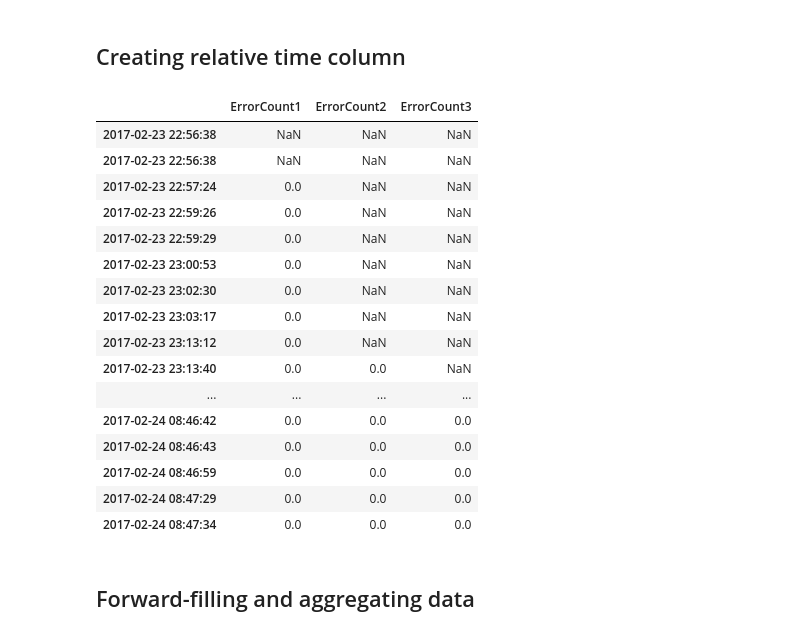
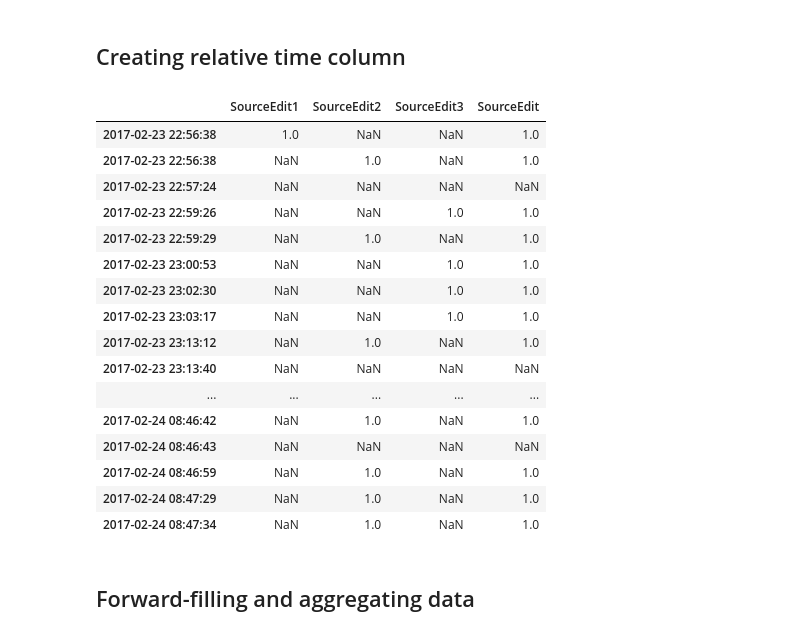
Before and after one commit to hermanmk/jexercise-data-analysis, a Jupyter notebook: Working with data.ipynb, the cells around one changed output. Saved outputs shown, nothing was run; the diff lists cells and outputs as text; code cells hidden in the pictures.

Commit message:
Created total 'SourceEdit', 'JunitTest' and 'Launch' columns to keep track of whenever any file is edited, tested or launched

```diff
--- a/Working with data.ipynb
+++ b/Working with data.ipynb
@@ -53,25 +54,25 @@ def create_relative_time_column(df):
 # %%
 df = create_relative_time_column(df)
 # %%
-df.filter(regex='ErrorCount')
+df.filter(regex='SourceEdit')
 # %% [output]
-|  | ErrorCount1 | ErrorCount2 | ErrorCount3 |
-| 2017-02-23 22:56:38 | NaN | NaN | NaN |
-| 2017-02-23 22:56:38 | NaN | NaN | NaN |
-| 2017-02-23 22:57:24 | 0.0 | NaN | NaN |
-| 2017-02-23 22:59:26 | 0.0 | NaN | NaN |
-| 2017-02-23 22:59:29 | 0.0 | NaN | NaN |
-| 2017-02-23 23:00:53 | 0.0 | NaN | NaN |
-| 2017-02-23 23:02:30 | 0.0 | NaN | NaN |
-| 2017-02-23 23:03:17 | 0.0 | NaN | NaN |
-| 2017-02-23 23:13:12 | 0.0 | NaN | NaN |
-| 2017-02-23 23:13:40 | 0.0 | 0.0 | NaN |
-| ... | ... | ... | ... |
-| 2017-02-24 08:46:42 | 0.0 | 0.0 | 0.0 |
-| 2017-02-24 08:46:43 | 0.0 | 0.0 | 0.0 |
-| 2017-02-24 08:46:59 | 0.0 | 0.0 | 0.0 |
-| 2017-02-24 08:47:29 | 0.0 | 0.0 | 0.0 |
-| 2017-02-24 08:47:34 | 0.0 | 0.0 | 0.0 |
+|  | SourceEdit1 | SourceEdit2 | SourceEdit3 | SourceEdit |
+| 2017-02-23 22:56:38 | 1.0 | NaN | NaN | 1.0 |
+| 2017-02-23 22:56:38 | NaN | 1.0 | NaN | 1.0 |
+| 2017-02-23 22:57:24 | NaN | NaN | NaN | NaN |
+| 2017-02-23 22:59:26 | NaN | NaN | 1.0 | 1.0 |
+| 2017-02-23 22:59:29 | NaN | 1.0 | NaN | 1.0 |
+| 2017-02-23 23:00:53 | NaN | NaN | 1.0 | 1.0 |
+| 2017-02-23 23:02:30 | NaN | NaN | 1.0 | 1.0 |
+| 2017-02-23 23:03:17 | NaN | NaN | 1.0 | 1.0 |
+| 2017-02-23 23:13:12 | NaN | 1.0 | NaN | 1.0 |
+| 2017-02-23 23:13:40 | NaN | NaN | NaN | NaN |
+| ... | ... | ... | ... | ... |
+| 2017-02-24 08:46:42 | NaN | 1.0 | NaN | 1.0 |
+| 2017-02-24 08:46:43 | NaN | NaN | NaN | NaN |
+| 2017-02-24 08:46:59 | NaN | 1.0 | NaN | 1.0 |
+| 2017-02-24 08:47:29 | NaN | 1.0 | NaN | 1.0 |
+| 2017-02-24 08:47:34 | NaN | 1.0 | NaN | 1.0 |
 # %% [markdown]
 ## Forward-filling and aggregating data
 # %%
```
Also changed, not shown: parts of 19 cells of this notebook.
